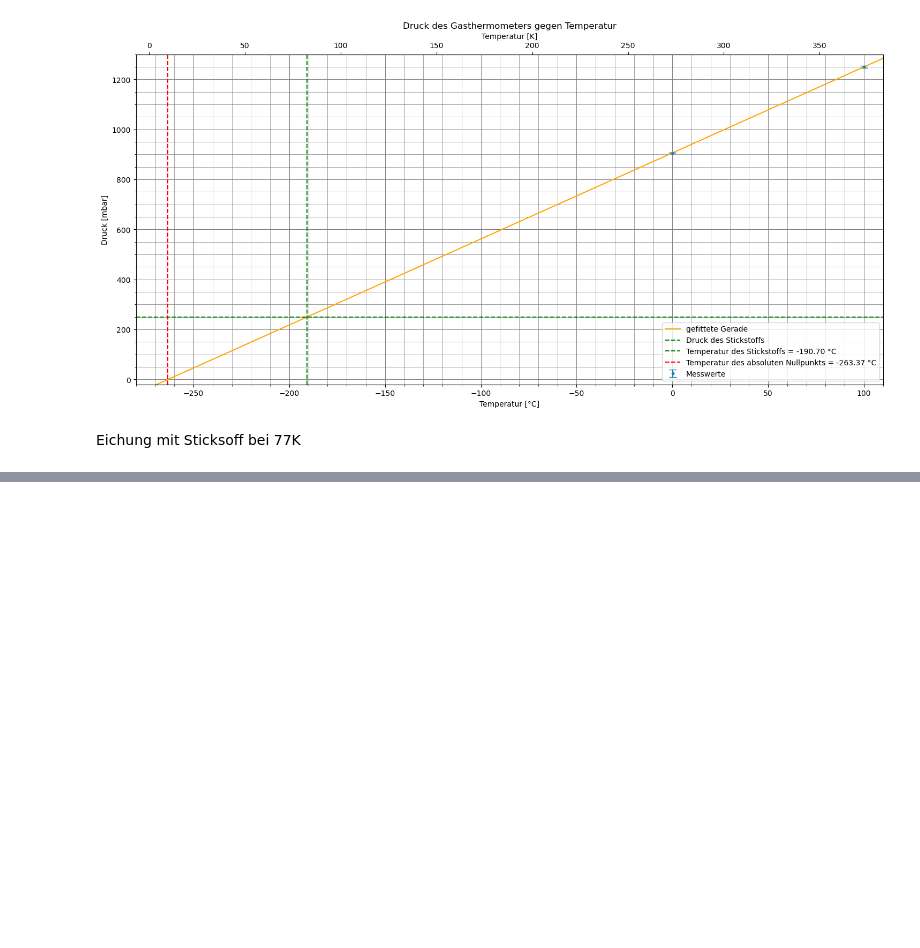
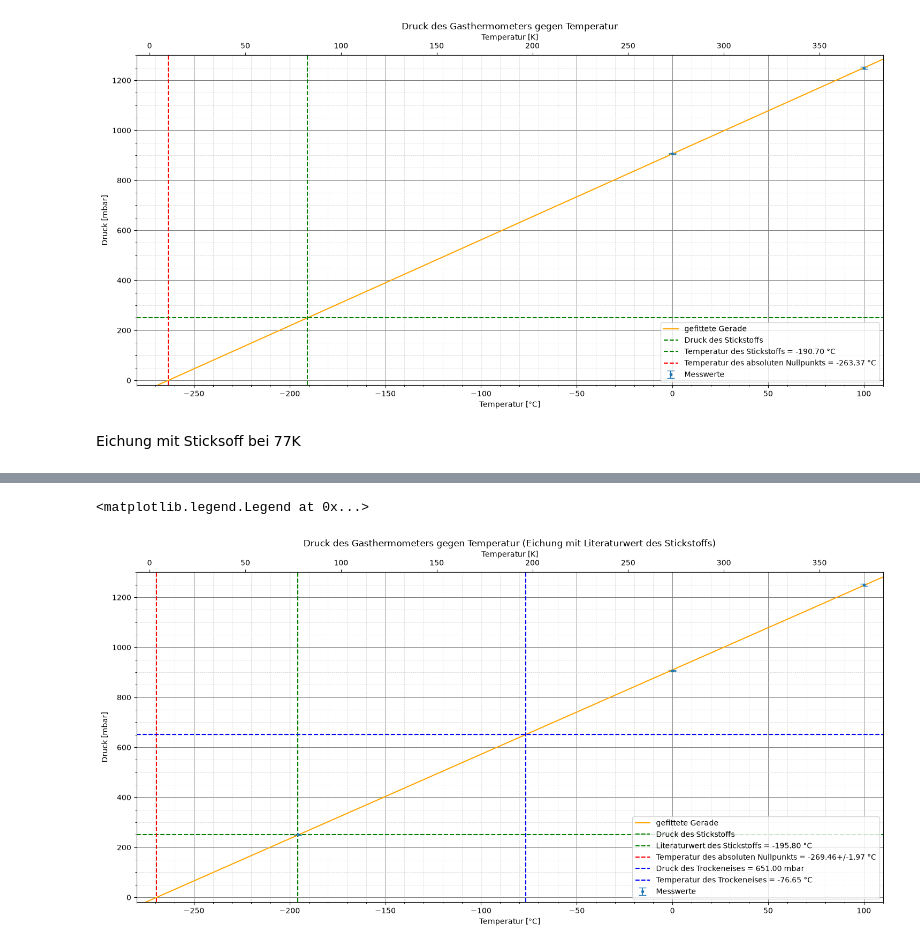
Before and after one commit to IchKaueHolz/PAP1, a Jupyter notebook: Versuch 41/Auswertung/code/V41.ipynb, the cells around one changed output, grey strips where cells are left out. Saved outputs shown, nothing was run; the diff lists cells and outputs as text; code cells hidden in the pictures; blank space fills up the shorter version.

```diff
--- a/Versuch 41/Auswertung/code/V41.ipynb
+++ b/Versuch 41/Auswertung/code/V41.ipynb
@@ -105,0 +126,7 @@ T_stickstoff_lit = -195.8
+# %%
+temp0_A2 = (0-ufloat_c_A2)/ufloat_m_A2
+print(f"temperatur (0mbar) = {temp0_A2} C = {temp0_A2 + 273.15} K")
+
+p_trockeneis = unc.ufloat(651, 2.1)
+temp_trockeneis = (p_trockeneis-ufloat_c_A2)/ufloat_m_A2
+print(f"temperatur (Trockeneis) = {temp_trockeneis} C = {temp_trockeneis + 273.15} K")
@@ -105,0 +136,72 @@ T_stickstoff_lit = -195.8
+# %%
+fig, ax = plt.subplots(figsize=(18, 8))
+
+ax.errorbar(
+    T_A2,
+    p_A2,
+    yerr=[p_stickstoff_error, p_0_error, p_100_error],
+    fmt='.',
+    capsize=5,
+    label='Messwerte'
+)
+
+ax.plot(
+    np.linspace(-280, 110, 100),
+    func(np.linspace(-280, 110, 100), *popt_A2),
+    label='gefittete Gerade',
+    color='orange'
+)
+
+ax.axhline(p_stickstoff,
+           color='green',
+           linestyle='--',
+           label='Druck des Stickstoffs'
+)
+
+ax.axvline(T_stickstoff_lit,
+           color='green',
+           linestyle='--',
+           label=(f'Literaturwert des Stickstoffs = {T_stickstoff_lit:.2f} °C')
+)
+
+ax.axvline(temp0_A2.n,
+           color='red',
+           linestyle='--',
+           label=(f'Temperatur des absoluten Nullpunkts = {temp0_A2:.2f} °C')
+)
+
+# Trockeneis
+
+
+ax.axhline(p_trockeneis.n,
+           color='blue',
+           linestyle='--',
+           label=(f'Druck des Trockeneises = {p_trockeneis.n:.2f} mbar')
+)
+
+ax.axvline(temp_trockeneis.n,
+           color='blue',
+           linestyle='--',
+           label=(f'Temperatur des Trockeneises = {temp_trockeneis.n:.2f} °C')
+)
+
+ax.set_title('Druck des Gasthermometers gegen Temperatur (Eichung mit Literaturwert des Stickstoffs)')
+ax.set_xlabel('Temperatur [°C]')
+ax.set_ylabel('Druck [mbar]')
+
+ax.set_xlim(-280, 110)
+ax.set_ylim(-20, 1300)
+
+# Kelvin-Skala oben an der x-Achse
+ax2 = ax.secondary_xaxis('top', functions=(lambda x: x + 273.15, lambda x: x - 273.15))
+ax2.set_xlabel('Temperatur [K]')
+ax2.set_xlim(ax.get_xlim())
+
+ax.minorticks_on()
+ax.grid(which='major', linewidth=0.7, color='gray')
+ax.grid(which='minor', linewidth=0.5, color='lightgray', linestyle='--')
+
+ax.legend()
+# %% [output]
+<matplotlib.legend.Legend at 0x...>
+[figure, added]
```
Also changed, not shown: parts of 16 cells of this notebook, 3 other files.
